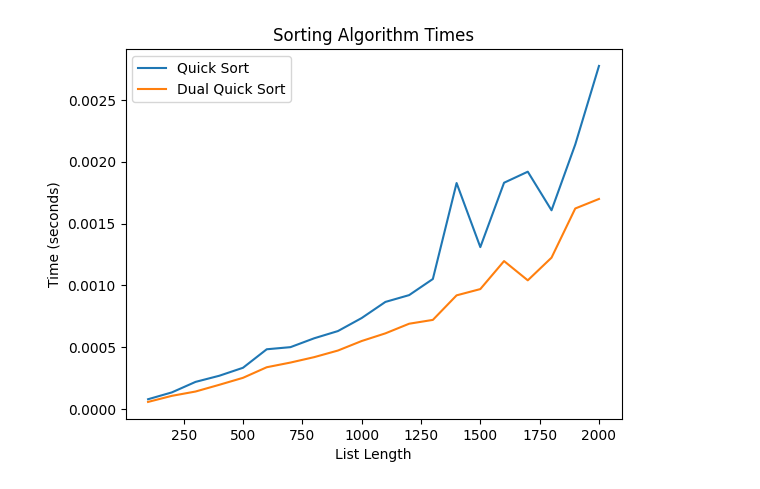
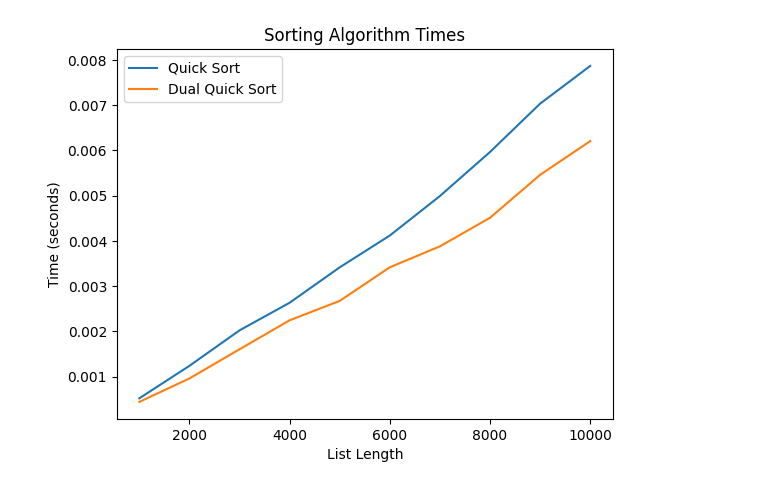
Before and after one commit to Emre-Bozkurt-xyz/Lab1, a Jupyter notebook: e6.ipynb, the cells around one changed output. Saved outputs shown, nothing was run; the diff lists cells and outputs as text; code cells hidden in the pictures.

Commit message:
Added averaging over multiple runs

```diff
--- a/e6.ipynb
+++ b/e6.ipynb
@@ -37,32 +37,37 @@ def dual_quicksort(arr):
 # %%
 # Times for quicksort and dual_quicksort
 
-lengths = [n for n in range(100, 2001, 100)]  # from 100 to 2000 in steps of 100
+lengths = [n for n in range(1000, 10001, 1000)]  # from 1000 to 10000 in steps of 1000
+runs = 25
 
-quick_times = []
-dualquick_times = []
+quick_times = [0] * len(lengths)
+dualquick_times = [0] * len(lengths)
 
+for _ in range(runs):
+    for i, n in enumerate(lengths):
+        lst = create_random_list(n, 512)
 
-for n in lengths:
-    lst = create_random_list(n, 512)
+        start = time.time()
+        good_sorts.quicksort(lst.copy())
+        end = time.time()
+        quick_times[i] += end - start
 
-    start = time.time()
-    good_sorts.quicksort(lst.copy())
-    end = time.time()
-    quick_times.append(end - start)
+        start = time.time()
+        dual_quicksort(lst.copy())
+        end = time.time()
+        dualquick_times[i] += end - start
 
-    start = time.time()
-    dual_quicksort(lst.copy())
-    end = time.time()
-    dualquick_times.append(end - start)
+# Average the times over the runs
+quick_times = [t / runs for t in quick_times]
+dualquick_times = [t / runs for t in dualquick_times]
 
 # plot 2 algorithms into one graph
 plt.plot(lengths, quick_times, label='Quick Sort')
 plt.plot(lengths, dualquick_times, label='Dual Quick Sort')
 plt.xlabel('List Length')
 plt.ylabel('Time (seconds)')
 plt.title('Sorting Algorithm Times')
 plt.legend()
 plt.show()
 # %% [output]
-[figure, old version]
+[figure, new version]
```
Also changed, not shown: 1 other file.
